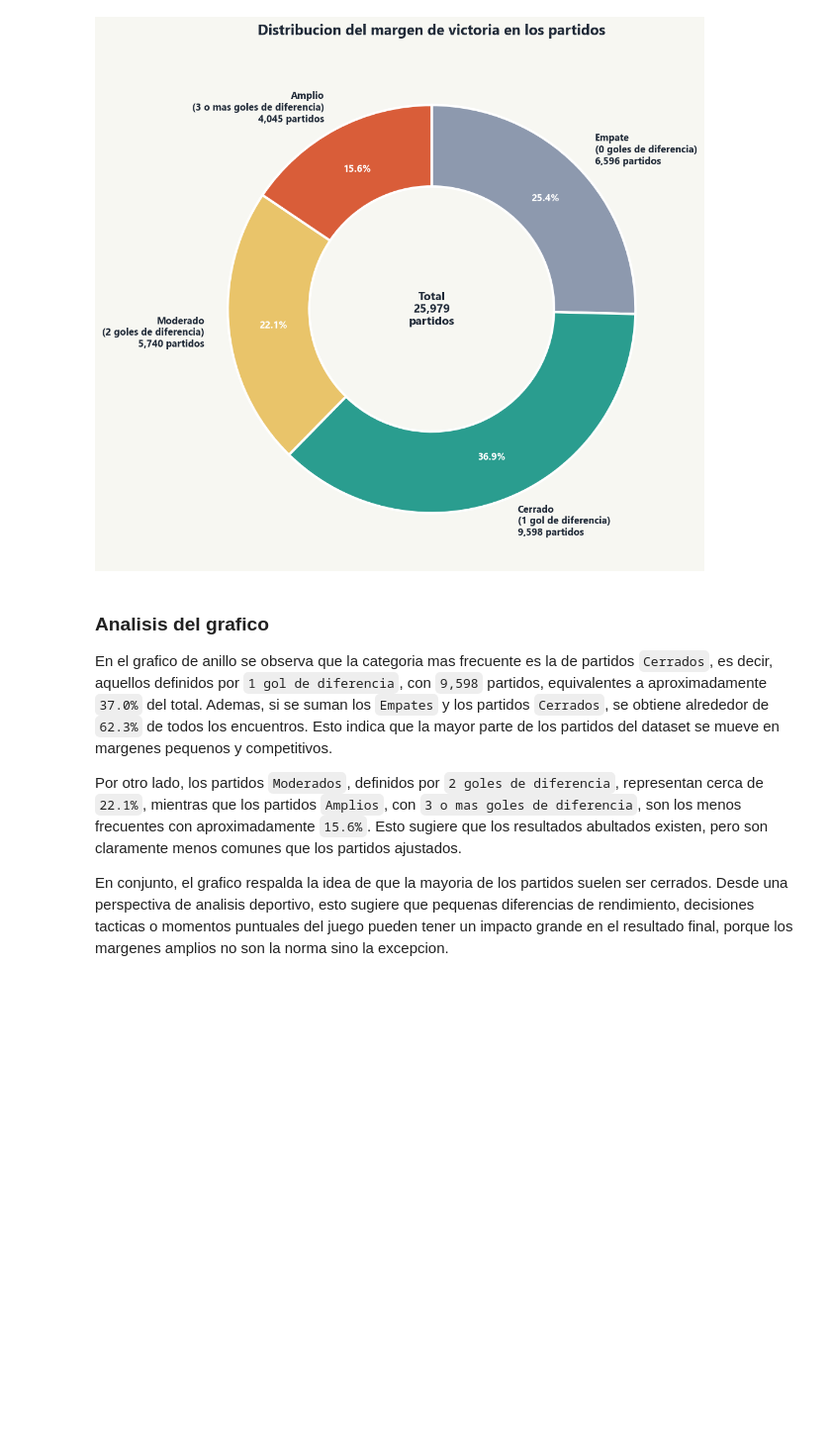
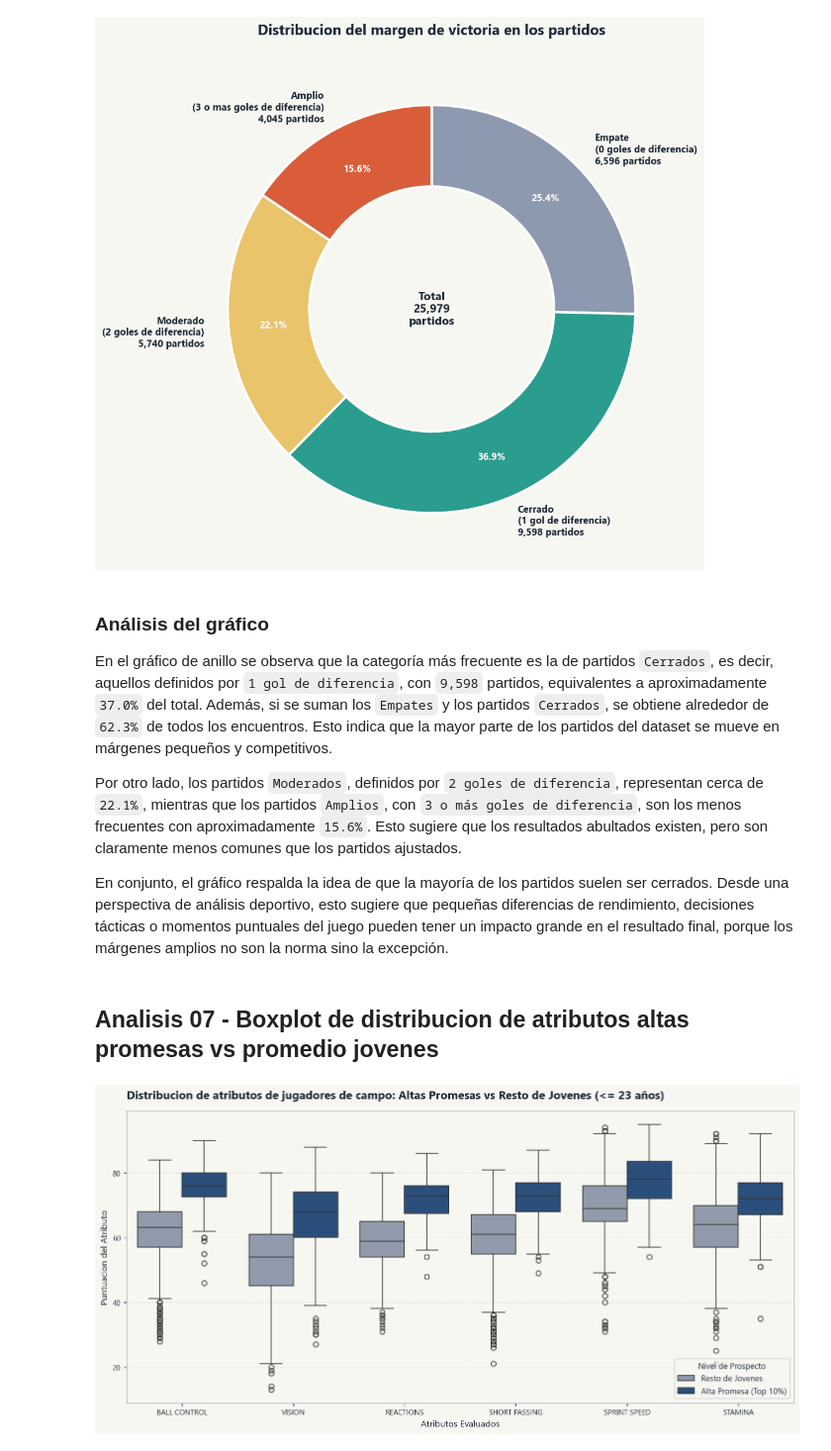
Before and after one commit to OssianV/Proyecto_Analisis_de_Datos, a Jupyter notebook: SCRIPTS/Libreta_graficos_y_analisis.ipynb, the cells around one changed output. Shown at 99% size. Drawn from its saved outputs; the diff is of its cells as text; code cells hidden in the pictures; blank space fills up the shorter version.

```diff
--- a/SCRIPTS/Libreta_graficos_y_analisis.ipynb
+++ b/SCRIPTS/Libreta_graficos_y_analisis.ipynb
@@ -548,10 +546,64 @@ plt.show()
 # %% [output]
 [figure]
 # %% [markdown]
-### Analisis del grafico
+### Análisis del gráfico
 
-En el grafico de anillo se observa que la categoria mas frecuente es la de partidos `Cerrados`, es decir, aquellos definidos por `1 gol de diferencia`, con `9,598` partidos, equivalentes a aproximadamente `37.0%` del total. Ademas, si se suman los `Empates` y los partidos `Cerrados`, se obtiene alrededor de `62.3%` de todos los encuentros. Esto indica que la mayor parte de los partidos del dataset se mueve en margenes pequenos y competitivos.
+En el gráfico de anillo se observa que la categoría más frecuente es la de partidos `Cerrados`, es decir, aquellos definidos por `1 gol de diferencia`, con `9,598` partidos, equivalentes a aproximadamente `37.0%` del total. Además, si se suman los `Empates` y los partidos `Cerrados`, se obtiene alrededor de `62.3%` de todos los encuentros. Esto indica que la mayor parte de los partidos del dataset se mueve en márgenes pequeños y competitivos.
 
-Por otro lado, los partidos `Moderados`, definidos por `2 goles de diferencia`, representan cerca de `22.1%`, mientras que los partidos `Amplios`, con `3 o mas goles de diferencia`, son los menos frecuentes con aproximadamente `15.6%`. Esto sugiere que los resultados abultados existen, pero son claramente menos comunes que los partidos ajustados.
+Por otro lado, los partidos `Moderados`, definidos por `2 goles de diferencia`, representan cerca de `22.1%`, mientras que los partidos `Amplios`, con `3 o más goles de diferencia`, son los menos frecuentes con aproximadamente `15.6%`. Esto sugiere que los resultados abultados existen, pero son claramente menos comunes que los partidos ajustados.
 
-En conjunto, el grafico respalda la idea de que la mayoria de los partidos suelen ser cerrados. Desde una perspectiva de analisis deportivo, esto sugiere que pequenas diferencias de rendimiento, decisiones tacticas o momentos puntuales del juego pueden tener un impacto grande en el resultado final, porque los margenes amplios no son la norma sino la excepcion.
+En conjunto, el gráfico respalda la idea de que la mayoría de los partidos suelen ser cerrados. Desde una perspectiva de análisis deportivo, esto sugiere que pequeñas diferencias de rendimiento, decisiones tácticas o momentos puntuales del juego pueden tener un impacto grande en el resultado final, porque los márgenes amplios no son la norma sino la excepción.
+# %% [markdown]
+## Analisis 07 - Boxplot de distribucion de atributos altas promesas vs promedio jovenes
+# %%
+import pandas as pd
+import numpy as np
+import matplotlib.pyplot as plt
+import seaborn as sns
+
+# Definimos los colores (rosa para las promesas, gris para el resto)
+paleta_boxplot = {"Alta Promesa (Top 10%)": COLOR_PRINCIPAL, "Resto de Jovenes": COLOR_NEUTRO}
+
+# Nos quedamos solo con jugadores de campo jovenes
+df_young = df_player_latest_imputed.copy()
+df_young = df_young[df_young["PLAYER_TYPE"] == "OUTFIELD"].copy()
+
+# Calculamos edad aproximada al momento del snapshot
+df_young["AGE"] = ((df_young["DATE"] - df_young["BIRTHDAY"]).dt.days / 365).round(1)
+
+# Filtramos para comparar solo jugadores jovenes (<= 23 años)
+df_young = df_young[df_young["AGE"] <= 23].copy()
+
+# Definimos el umbral del Top 10% de potencial
+umbral_top = df_young["POTENTIAL"].quantile(0.90)
+
+# Creamos una nueva columna para clasificar a los jugadores
+df_young["PROSPECT_LEVEL"] = np.where(df_young["POTENTIAL"] >= umbral_top, "Alta Promesa (Top 10%)", "Resto de Jovenes")
+
+# Seleccionamos 6 atributos clave para que el Boxplot sea legible
+atributos = ['BALL_CONTROL', 'VISION', 'REACTIONS', 'SHORT_PASSING', 'SPRINT_SPEED', 'STAMINA']
+
+# Transformamos los datos a formato largo (melt) para que Seaborn pueda agruparlos
+df_melted = df_young.melt(id_vars=["PROSPECT_LEVEL"], value_vars=atributos, var_name="ATRIBUTO", value_name="PUNTUACION")
+
+# Limpiamos los nombres de los atributos quitando el guion bajo
+df_melted["ATRIBUTO"] = df_melted["ATRIBUTO"].str.replace("_", " ")
+
+# Construimos y mostramos la grafica
+fig, ax = plt.subplots(figsize=(12, 6))
+
+sns.boxplot(data=df_melted, x="ATRIBUTO", y="PUNTUACION", hue="PROSPECT_LEVEL", palette=paleta_boxplot, ax=ax)
+
+# Titulos y etiquetas
+ax.set_title("Distribucion de atributos de jugadores de campo: Altas Promesas vs Resto de Jovenes (<= 23 años)", loc="left", pad=15)
+ax.set_xlabel("Atributos Evaluados")
+ax.set_ylabel("Puntuacion del Atributo")
+
+# Movemos la leyenda para que no tape los datos
+sns.move_legend(ax, "lower right", title="Nivel de Prospecto")
+ax.grid(axis='y', linestyle='--', alpha=0.6)
+
+fig.tight_layout()
+plt.show()
+# %% [output]
+[figure, added]
```
Also changed, not shown: parts of 25 cells of this notebook, 6 other files.
